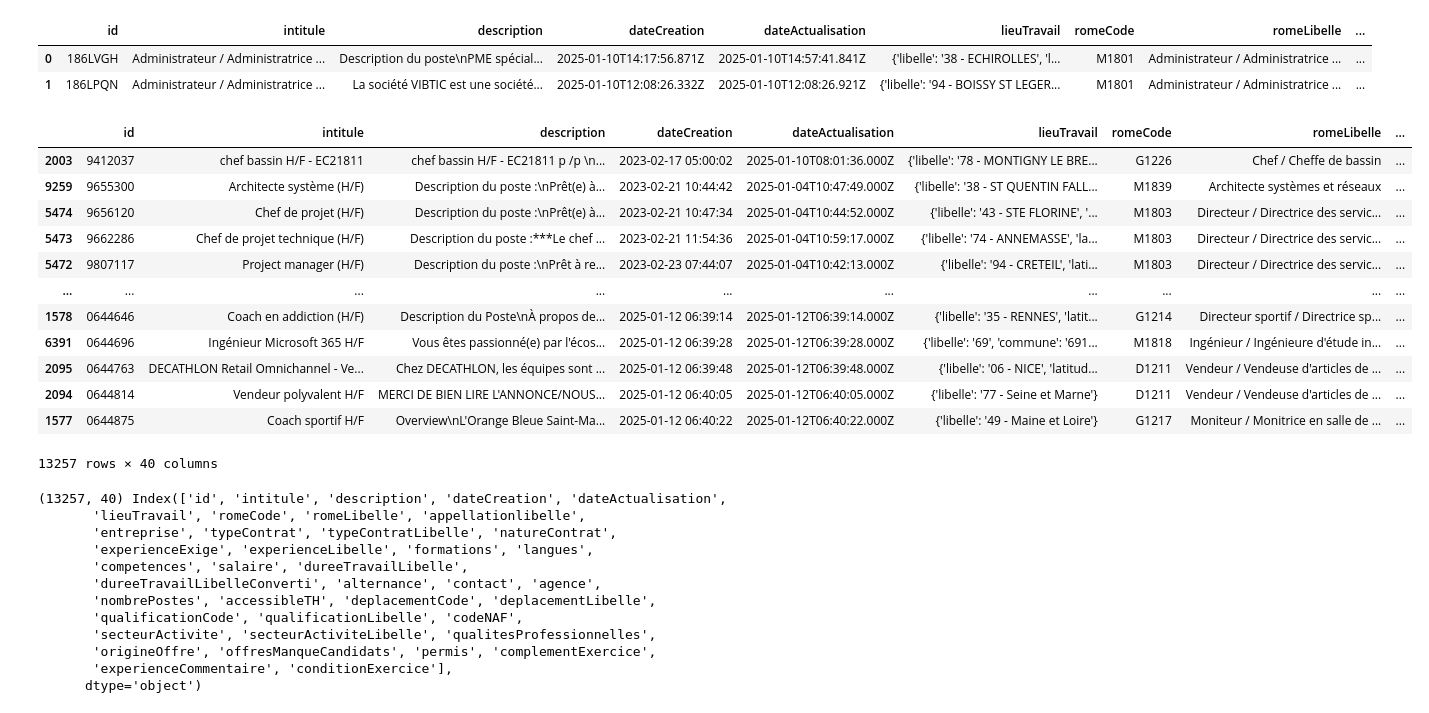
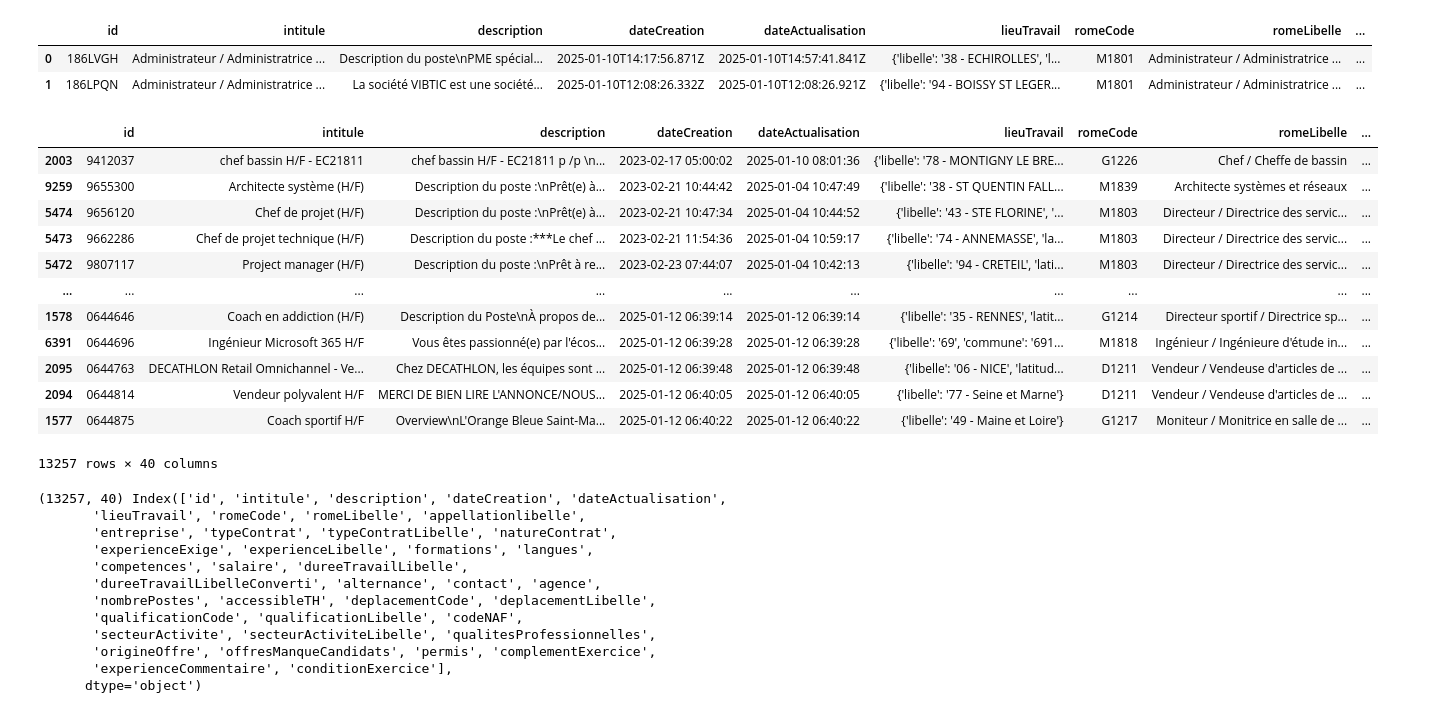
Before and after one commit to vimchun/Job-Market-in-France, a Jupyter notebook: extract/France_Travail/FT_df_playground.ipynb, the cells around one changed output. Saved outputs shown, nothing was run; the diff lists cells and outputs as text; code cells hidden in the pictures.

```diff
--- a/extract/France_Travail/FT_df_playground.ipynb
+++ b/extract/France_Travail/FT_df_playground.ipynb
@@ -17,21 +17,22 @@ df.head(2)
 pd.options.display.max_columns = df.shape[0]  # pour pouvoir afficher toutes les colonnes du df
 # %%
 df["dateCreation"] = pd.to_datetime(df["dateCreation"], format="%Y-%m-%dT%H:%M:%S.%fZ")
+df["dateActualisation"] = pd.to_datetime(df["dateActualisation"], format="%Y-%m-%dT%H:%M:%S.%fZ")
 # %%
-df.sort_values("dateCreation")
+df.sort_values(by=["dateCreation", "dateCreation"], ascending=True)
 # %% [output]
 |  | id | intitule | description | dateCreation | dateActualisation | lieuTravail | romeCode | romeLibelle | ... |
-| 2003 | 9412037 | chef bassin H/F - EC21811 | chef bassin H/F - EC21811 p /p \n... | 2023-02-17 05:00:02 | 2025-01-10T08:01:36.000Z | {'libelle': '78 - MONTIGNY LE BRE... | G1226 | Chef / Cheffe de bassin | ... |
-| 9259 | 9655300 | Architecte système (H/F) | Description du poste :\nPrêt(e) à... | 2023-02-21 10:44:42 | 2025-01-04T10:47:49.000Z | {'libelle': '38 - ST QUENTIN FALL... | M1839 | Architecte systèmes et réseaux | ... |
-| 5474 | 9656120 | Chef de projet (H/F) | Description du poste :\nPrêt(e) à... | 2023-02-21 10:47:34 | 2025-01-04T10:44:52.000Z | {'libelle': '43 - STE FLORINE', '... | M1803 | Directeur / Directrice des servic... | ... |
-| 5473 | 9662286 | Chef de projet technique (H/F) | Description du poste :***Le chef ... | 2023-02-21 11:54:36 | 2025-01-04T10:59:17.000Z | {'libelle': '74 - ANNEMASSE', 'la... | M1803 | Directeur / Directrice des servic... | ... |
-| 5472 | 9807117 | Project manager (H/F) | Description du poste :\nPrêt à re... | 2023-02-23 07:44:07 | 2025-01-04T10:42:13.000Z | {'libelle': '94 - CRETEIL', 'lati... | M1803 | Directeur / Directrice des servic... | ... |
+| 2003 | 9412037 | chef bassin H/F - EC21811 | chef bassin H/F - EC21811 p /p \n... | 2023-02-17 05:00:02 | 2025-01-10 08:01:36 | {'libelle': '78 - MONTIGNY LE BRE... | G1226 | Chef / Cheffe de bassin | ... |
+| 9259 | 9655300 | Architecte système (H/F) | Description du poste :\nPrêt(e) à... | 2023-02-21 10:44:42 | 2025-01-04 10:47:49 | {'libelle': '38 - ST QUENTIN FALL... | M1839 | Architecte systèmes et réseaux | ... |
+| 5474 | 9656120 | Chef de projet (H/F) | Description du poste :\nPrêt(e) à... | 2023-02-21 10:47:34 | 2025-01-04 10:44:52 | {'libelle': '43 - STE FLORINE', '... | M1803 | Directeur / Directrice des servic... | ... |
+| 5473 | 9662286 | Chef de projet technique (H/F) | Description du poste :***Le chef ... | 2023-02-21 11:54:36 | 2025-01-04 10:59:17 | {'libelle': '74 - ANNEMASSE', 'la... | M1803 | Directeur / Directrice des servic... | ... |
+| 5472 | 9807117 | Project manager (H/F) | Description du poste :\nPrêt à re... | 2023-02-23 07:44:07 | 2025-01-04 10:42:13 | {'libelle': '94 - CRETEIL', 'lati... | M1803 | Directeur / Directrice des servic... | ... |
 | ... | ... | ... | ... | ... | ... | ... | ... | ... | ... |
-| 1578 | 0644646 | Coach en addiction (H/F) | Description du Poste\nÀ propos de... | 2025-01-12 06:39:14 | 2025-01-12T06:39:14.000Z | {'libelle': '35 - RENNES', 'latit... | G1214 | Directeur sportif / Directrice sp... | ... |
-| 6391 | 0644696 | Ingénieur Microsoft 365 H/F | Vous êtes passionné(e) par l'écos... | 2025-01-12 06:39:28 | 2025-01-12T06:39:28.000Z | {'libelle': '69', 'commune': '691... | M1818 | Ingénieur / Ingénieure d'étude in... | ... |
-| 2095 | 0644763 | DECATHLON Retail Omnichannel - Ve... | Chez DECATHLON, les équipes sont ... | 2025-01-12 06:39:48 | 2025-01-12T06:39:48.000Z | {'libelle': '06 - NICE', 'latitud... | D1211 | Vendeur / Vendeuse d'articles de ... | ... |
-| 2094 | 0644814 | Vendeur polyvalent H/F | MERCI DE BIEN LIRE L'ANNONCE/NOUS... | 2025-01-12 06:40:05 | 2025-01-12T06:40:05.000Z | {'libelle': '77 - Seine et Marne'} | D1211 | Vendeur / Vendeuse d'articles de ... | ... |
-| 1577 | 0644875 | Coach sportif H/F | Overview\nL'Orange Bleue Saint-Ma... | 2025-01-12 06:40:22 | 2025-01-12T06:40:22.000Z | {'libelle': '49 - Maine et Loire'} | G1217 | Moniteur / Monitrice en salle de ... | ... |
+| 1578 | 0644646 | Coach en addiction (H/F) | Description du Poste\nÀ propos de... | 2025-01-12 06:39:14 | 2025-01-12 06:39:14 | {'libelle': '35 - RENNES', 'latit... | G1214 | Directeur sportif / Directrice sp... | ... |
+| 6391 | 0644696 | Ingénieur Microsoft 365 H/F | Vous êtes passionné(e) par l'écos... | 2025-01-12 06:39:28 | 2025-01-12 06:39:28 | {'libelle': '69', 'commune': '691... | M1818 | Ingénieur / Ingénieure d'étude in... | ... |
+| 2095 | 0644763 | DECATHLON Retail Omnichannel - Ve... | Chez DECATHLON, les équipes sont ... | 2025-01-12 06:39:48 | 2025-01-12 06:39:48 | {'libelle': '06 - NICE', 'latitud... | D1211 | Vendeur / Vendeuse d'articles de ... | ... |
+| 2094 | 0644814 | Vendeur polyvalent H/F | MERCI DE BIEN LIRE L'ANNONCE/NOUS... | 2025-01-12 06:40:05 | 2025-01-12 06:40:05 | {'libelle': '77 - Seine et Marne'} | D1211 | Vendeur / Vendeuse d'articles de ... | ... |
+| 1577 | 0644875 | Coach sportif H/F | Overview\nL'Orange Bleue Saint-Ma... | 2025-01-12 06:40:22 | 2025-01-12 06:40:22 | {'libelle': '49 - Maine et Loire'} | G1217 | Moniteur / Monitrice en salle de ... | ... |
 13257 rows × 40 columns
 # %%
 print(
```
